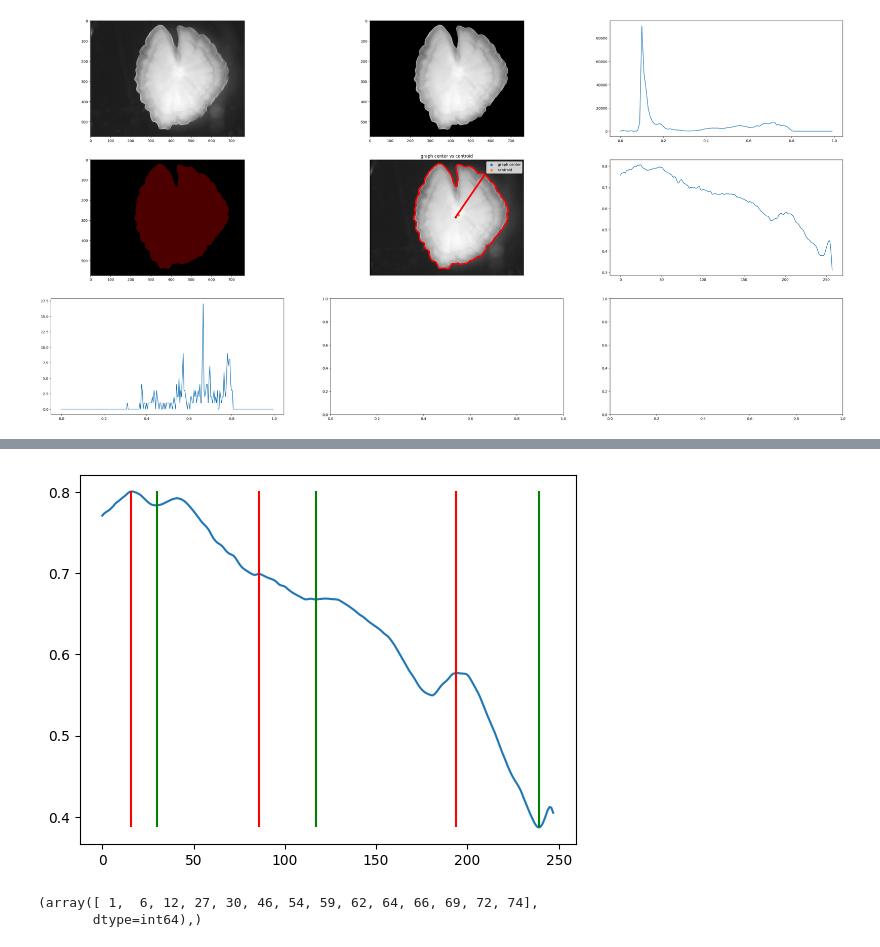
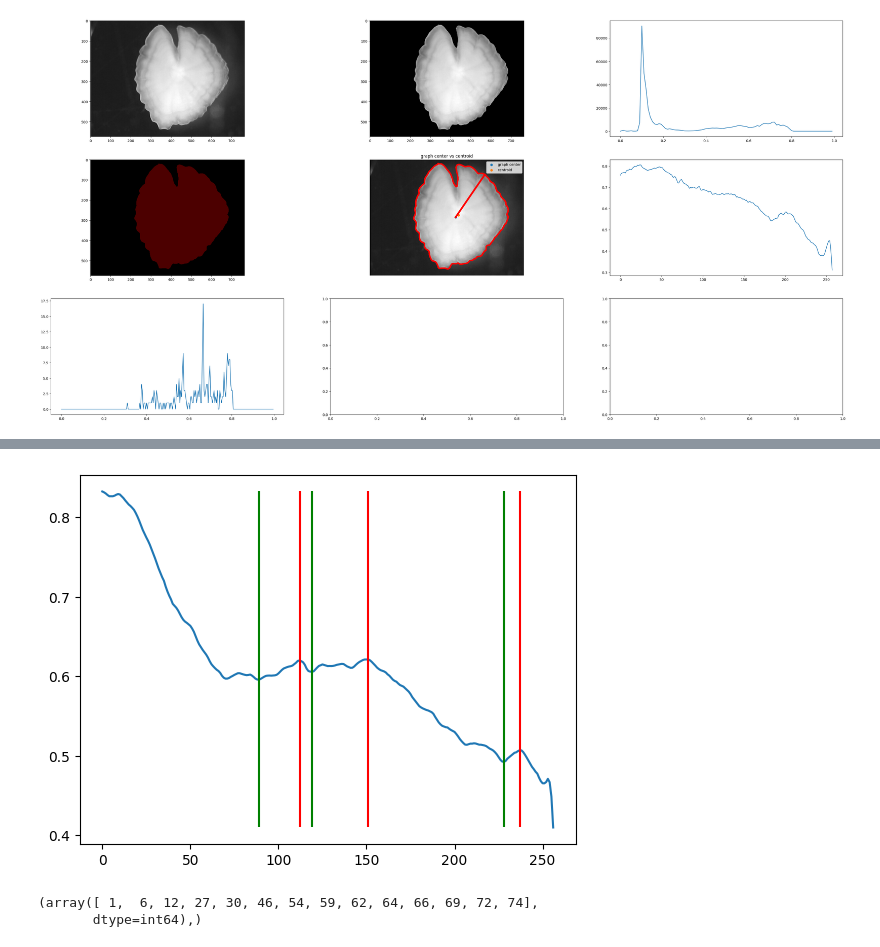
Before and after one commit to AJSRocha/msc_ds_vc, a Jupyter notebook: progress_report.ipynb, the cells around one changed output, grey strips where cells are left out. Drawn from its saved outputs; the diff is of its cells as text; code cells hidden in the pictures.

```diff
--- a/progress_report.ipynb
+++ b/progress_report.ipynb
@@ -215,0 +215,8 @@ estimativa = conta_transicoes(deriv_1(suavizador(temp,21)))
+# %%
+# smooth do perfil:
+temp = processador(io.imread(('photos/bios/'+dados['file'][200])), True)
+
+'''
+Testados com sucesso
+300 -  prominence = 0.012
+'''
@@ -216,21 +226,16 @@ estimativa = conta_transicoes(deriv_1(suavizador(temp,21)))
 # %%
-#y = deriv_3(temp)
+temp_s = suavizador(temp,h=5)
 
-#plt.plot(deriv_1(temp))
-#plt.plot(deriv_1(suavizador(temp,21)), color = 'r')
-
-temp_s = suavizador(temp,11)
-
-picos = scipy.signal.find_peaks(temp_s, distance = 70) # manipular distance e width
-vales = scipy.signal.find_peaks(temp_s*-1, distance = 70)
+picos = scipy.signal.find_peaks(temp_s, prominence = 0.012) # manipular distance e width
+vales = scipy.signal.find_peaks(temp_s*-1, prominence = 0.012)
 
 plt.plot(temp_s)
 for pico in picos[0]:
     plt.vlines(x = pico, ymin = temp_s.min(), ymax= temp_s.max(), color = 'r')
 for vale in vales[0]:
     plt.vlines(x = vale, ymin = temp_s.min(), ymax= temp_s.max(), color = 'g')
 # %% [output]
-[figure, old version]
+[figure, new version]
 # %%
 import heapq
 heapq.nlargest(2, range(len(temp[1])), key=temp[1].__getitem__)
```
Also changed, not shown: parts of 3 cells of this notebook.
